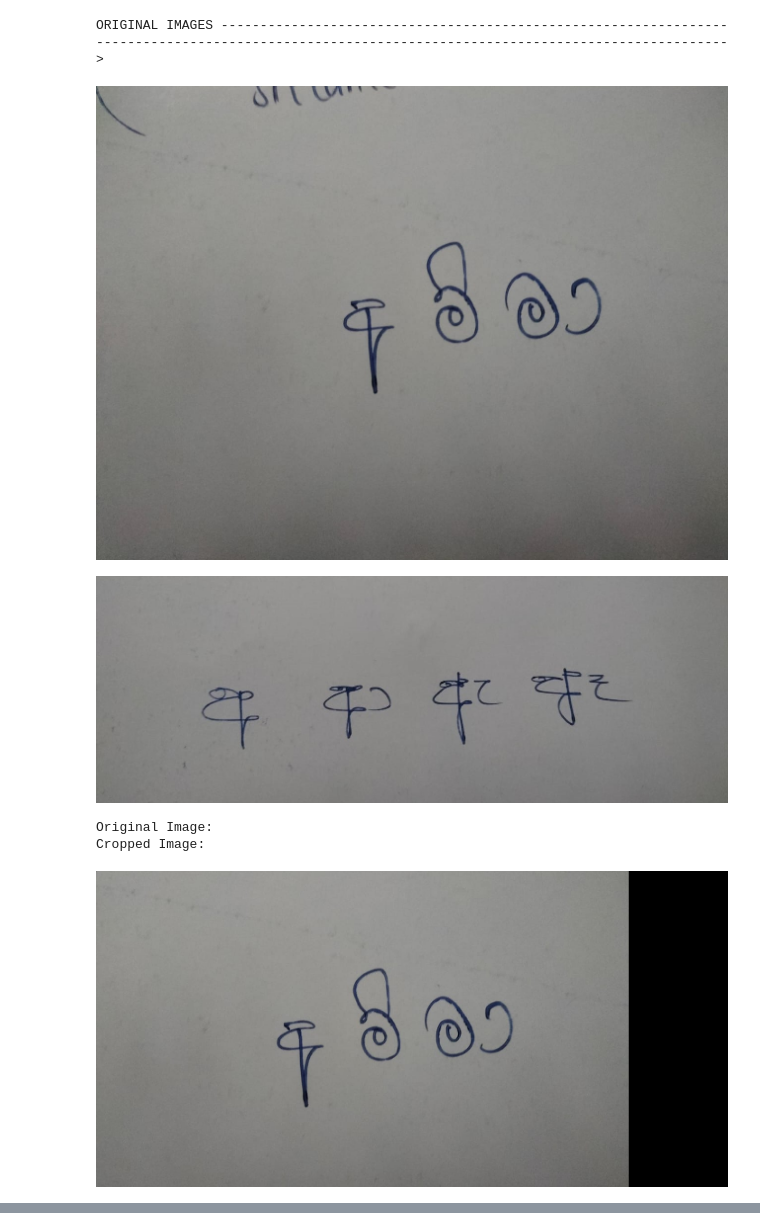
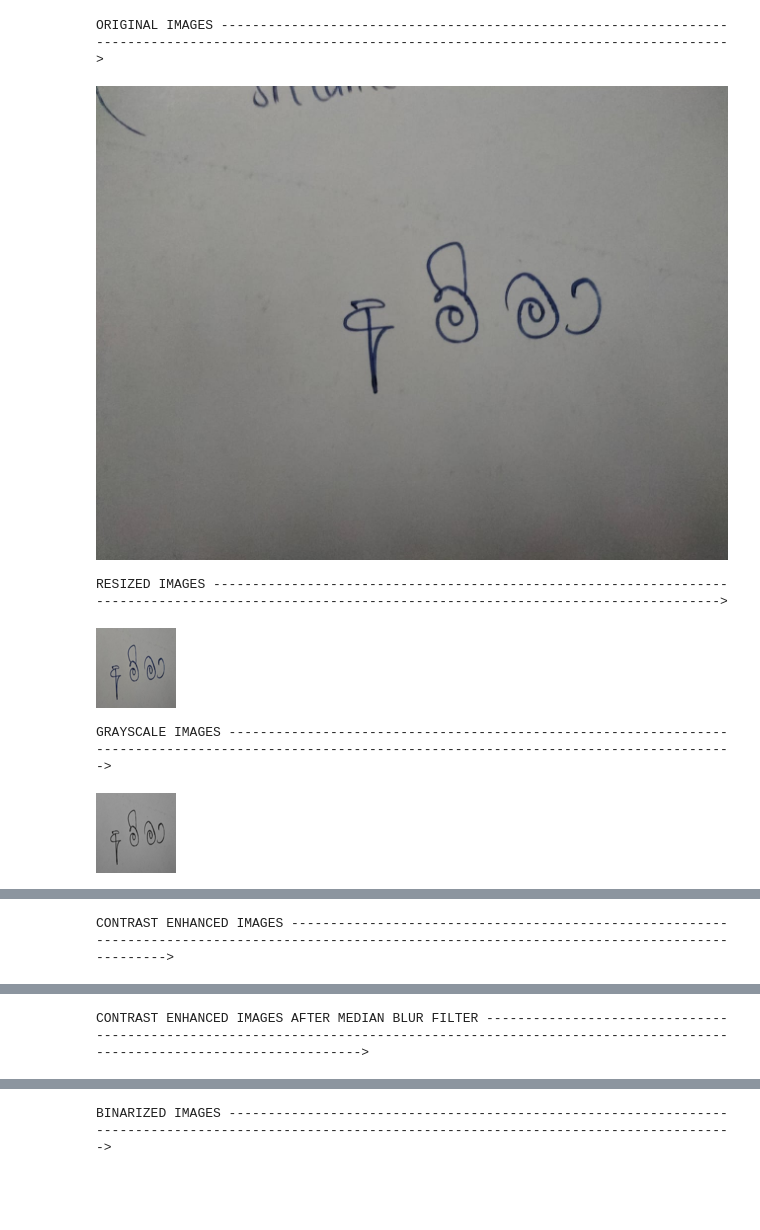
Before and after one commit to Senal-Chandrasekara/sinhalaNN, a Jupyter notebook: preparing_images.ipynb, the cells around one changed output, grey strips where cells are left out. Saved outputs shown, nothing was run; the diff lists cells and outputs as text; code cells hidden in the pictures; blank space fills up the shorter version.

```diff
--- a/preparing_images.ipynb
+++ b/preparing_images.ipynb
@@ -3,13 +5,10 @@ from IPython.display import display, Image
 
 # Path to your image file
 image1_path = 'amma.jpg'  # Replace 'example_image.jpg' with the actual filename
-image2_path = 'letters.jpg'
 
 print("\nORIGINAL IMAGES -------------------------------------------------------------------------------------------------------------------------------------------------->\n")
 # Display the image
 display(Image(filename=image1_path))
-display(Image(filename=image2_path))
-
 
 # Crop -----------------------------------------------------------------------------------//
 from PIL import Image
@@ -39,46 +38,34 @@ def crop_and_display(input_path, crop_box):
     display(image)
     # cropped_image.show()
 
-# Example usage:
-input_path = "input_image.jpg"
-crop_box = (100, 100, 1500, 800)  # (left, upper, right, lower) coordinates
-crop_and_display(image1_path, crop_box)
-
 # Resize ---------------------------------------------------------------------------//
 from PIL import Image
 
 # Path to your original image
 original_image = Image.open('amma_cropped.jpg')
-original_image2 = Image.open('letters.jpg')
 
 # Resize the img to 80x80
-resized_image = original_image.resize((320,160))
-resized_image2 = original_image2.resize((320,160))
+resized_image = original_image.resize((80,80))
 
 print("\nRESIZED IMAGES -------------------------------------------------------------------------------------------------------------------------------------------------->\n")
 # Display resized img
 display(resized_image)
-display(resized_image2)
 
 # Convert to grayscale ---------------------------------------------------------------------------------------------------------------------------------------------------//
 grayscale_image = resized_image.convert('L')
-grayscale_image2 = resized_image2.convert('L')
 
 print("\nGRAYSCALE IMAGES -------------------------------------------------------------------------------------------------------------------------------------------------->\n")
 
 # Display grayscale img
 display(grayscale_image)
-display(grayscale_image2)
 
 import numpy as np
 import cv2
 # Convert it to a NumPy array
 binary_image_array = np.array(grayscale_image)
-binary_image_array2 = np.array(grayscale_image2)
 
 # Invert the binary image
 inverted_image_array = cv2.bitwise_not(binary_image_array)
-inverted_image_array2 = cv2.bitwise_not(binary_image_array2)
 
 # Define the kernel for dilation
 kernel_size = 3  # Adjust this value to control the thickness
@@ -86,19 +73,15 @@ kernel = np.ones((kernel_size, kernel_size), np.uint8)
 
 # Perform morphological dilation
 dilated_inverted_image_array = cv2.dilate(inverted_image_array, kernel, iterations=1)
-dilated_inverted_image_array2 = cv2.dilate(inverted_image_array2, kernel, iterations=1)
 
 # Invert the dilated image back to its original orientation
 dilated_image_array = cv2.bitwise_not(dilated_inverted_image_array)
-dilated_image_array2 = cv2.bitwise_not(dilated_inverted_image_array2)
 
 # Convert the dilated NumPy array back to a PIL Image object
 dilated_image = Image.fromarray(dilated_image_array)
-dilated_image2 = Image.fromarray(dilated_image_array2)
 
 # Display the dilated image
 display(dilated_image)
-display(dilated_image2)
 
 from PIL import ImageEnhance
 
@@ -107,85 +90,65 @@ enhancer = ImageEnhance.Contrast(dilated_image)
 contrast_factor = 3
 contrast_enhanced_image = enhancer.enhance(contrast_factor)
 
-enhancer = ImageEnhance.Contrast(grayscale_image2)
-contrast_enhanced_image2 = enhancer.enhance(contrast_factor)
-
 print("\nCONTRAST ENHANCED IMAGES -------------------------------------------------------------------------------------------------------------------------------------------------->\n")
 
 display(contrast_enhanced_image)
-display(contrast_enhanced_image2)
 
 # Convert contrast_enhanced_image to numpy array
 contrast_enhanced_image_array = np.array(contrast_enhanced_image)
-contrast_enhanced_image_array2 = np.array(contrast_enhanced_image2)
 
 # Perform median blur filtering
 median_blur_kernel_size = 3  # Keep an Odd value.
 filtered_image = cv2.medianBlur(contrast_enhanced_image_array, median_blur_kernel_size)
-filtered_image2 = cv2.medianBlur(contrast_enhanced_image_array2, median_blur_kernel_size)
 
 # Convert the filtered numpy array back to a PIL Image object
 filtered_image_pil = Image.fromarray(filtered_image)
-filtered_image_pil2 = Image.fromarray(filtered_image2)
 
 print("\nCONTRAST ENHANCED IMAGES AFTER MEDIAN BLUR FILTER -------------------------------------------------------------------------------------------------------------------------------------------------->\n")
 
 # Display the contrast enhanced image after median blur filtering
 display(filtered_image_pil)
-display(filtered_image_pil2)
 
 import cv2
 import numpy as np
 
 # Convert to numpy array
 contrast_enhanced_image_array = np.array(filtered_image_pil)
-contrast_enhanced_image_array2 = np.array(contrast_enhanced_image2)
 
 # Perform thresholding to binarize the image
 threshold_value = 40
 _, binary_image_array = cv2.threshold(contrast_enhanced_image_array, threshold_value, 255, cv2.THRESH_BINARY)
-_, binary_image_array2 = cv2.threshold(contrast_enhanced_image_array2, threshold_value, 255, cv2.THRESH_BINARY)
 
 # Convert the binary NumPy array back to a PIL Image Obj
 binary_image = Image.fromarray(binary_image_array)
-binary_image2 = Image.fromarray(binary_image_array2)
 
 print("\nBINARIZED IMAGES -------------------------------------------------------------------------------------------------------------------------------------------------->\n")
 
 # Display binary image
 display(binary_image)
-display(binary_image2)
 
 # Convert it to a NumPy array
 binary_image_array = np.array(binary_image)
-binary_image_array2 = np.array(binary_image2)
 
 # Invert the binary image
 inverted_image_array = cv2.bitwise_not(binary_image_array)
-inverted_image_array2 = cv2.bitwise_not(binary_image_array2)
 
 # Define the kernel for dilation
 kernel_size = 2  # Adjust this value to control the thickness
 kernel = np.ones((kernel_size, kernel_size), np.uint8)
 
 # Perform morphological dilation
 dilated_inverted_image_array = cv2.dilate(inverted_image_array, kernel, iterations=1)
-dilated_inverted_image_array2 = cv2.dilate(inverted_image_array2, kernel, iterations=1)
-
-# Invert the dilated image back to its original orientation
-# dilated_image_array = cv2.bitwise_not(dilated_inverted_image_array)
 
 # Convert the dilated NumPy array back to a PIL Image object
 dilated_image = Image.fromarray(dilated_inverted_image_array)
-dilated_image2 = Image.fromarray(dilated_inverted_image_array2)
 
 # Display the dilated image
 display(dilated_image)
-display(dilated_image2)
 # %% [output]
 ORIGINAL IMAGES -------------------------------------------------------------------------------------------------------------------------------------------------->
 [figure]
+RESIZED IMAGES -------------------------------------------------------------------------------------------------------------------------------------------------->
-[figure, old version]
+[figure, new version]
-Original Image:
-Cropped Image:
+GRAYSCALE IMAGES -------------------------------------------------------------------------------------------------------------------------------------------------->
-[figure, old version]
+[figure, new version]
@@ -193,0 +156 @@ RESIZED IMAGES -----------------------------------------------------------------
+CONTRAST ENHANCED IMAGES -------------------------------------------------------------------------------------------------------------------------------------------------->
@@ -194,0 +158 @@ RESIZED IMAGES -----------------------------------------------------------------
+CONTRAST ENHANCED IMAGES AFTER MEDIAN BLUR FILTER -------------------------------------------------------------------------------------------------------------------------------------------------->
@@ -196,0 +160 @@ GRAYSCALE IMAGES ---------------------------------------------------------------
+BINARIZED IMAGES -------------------------------------------------------------------------------------------------------------------------------------------------->
```
Also changed, not shown: parts of 2 cells of this notebook.
